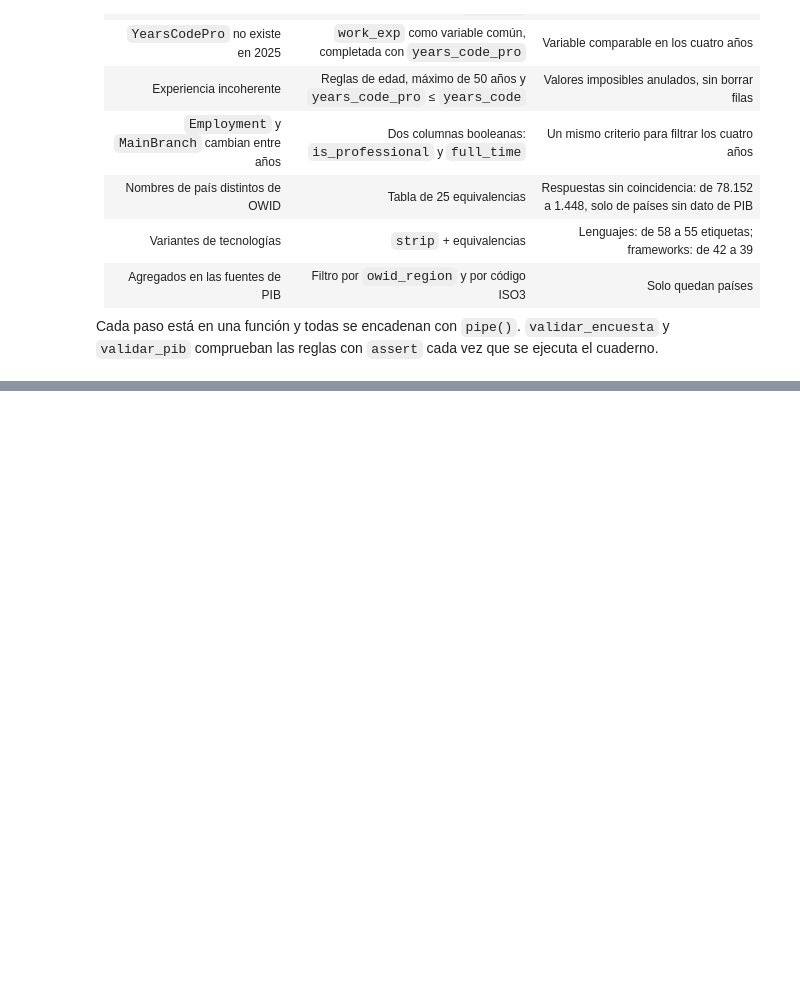
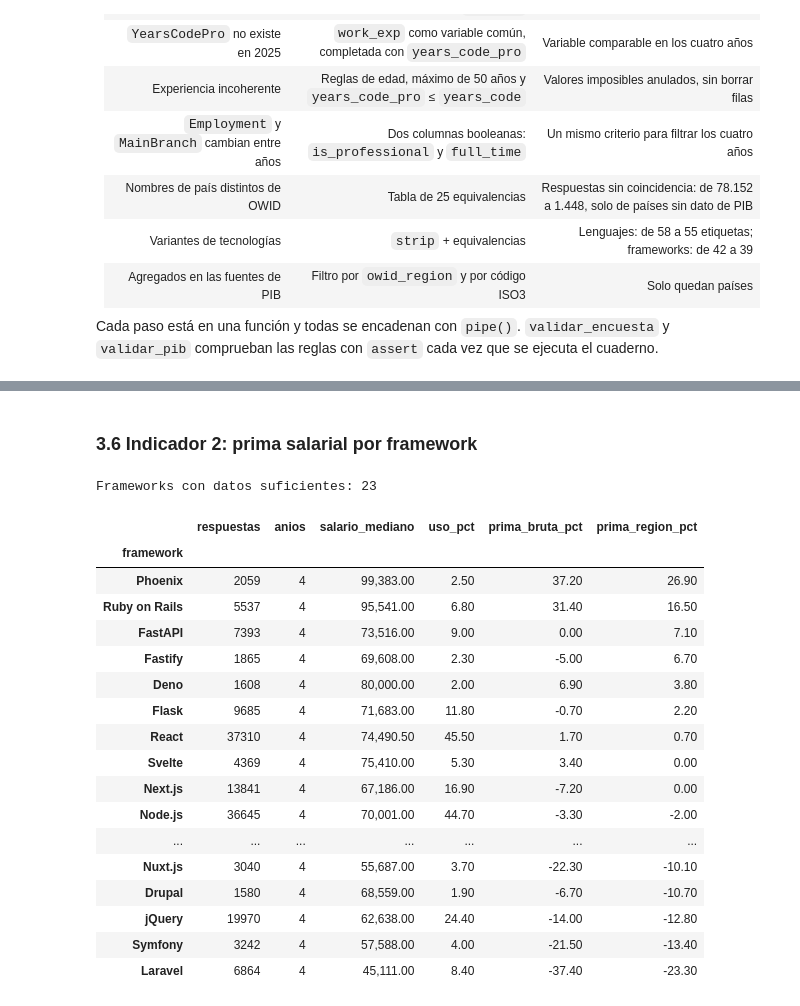
Before and after one commit to Pafuna08/salarios-tecnologias-desarrolladores, a Jupyter notebook: notebooks/data_preparation.ipynb, the cells around one changed output, grey strips where cells are left out. Cells and saved outputs as stored; diff of their text form; code cells hidden in the pictures; blank space fills up the shorter version.

```diff
--- a/notebooks/data_preparation.ipynb
+++ b/notebooks/data_preparation.ipynb
@@ -710,0 +743,5 @@ Cada paso está en una función y todas se encadenan con `pipe()`. `validar_encu
+# %%
+poblacion = (encuestas[es_profesional & tiempo_completo & salario_plausible]
+             .drop(columns=['is_professional', 'full_time'])
+             .reset_index(drop=True))
+print(poblacion.shape)
@@ -710,0 +809,10 @@ Cada paso está en una función y todas se encadenan con `pipe()`. `validar_encu
+# %%
+def relativo(df, grupo):
+    """Salario dividido entre la mediana de su grupo."""
+    return df['salary_usd'] / df.groupby(grupo, observed=True)['salary_usd'].transform('median')
+
+
+poblacion['salary_rel_year'] = relativo(poblacion, 'year')
+poblacion['salary_rel_region'] = relativo(poblacion, ['year', 'region'])
+poblacion['salary_rel_group'] = relativo(poblacion, ['year', 'region', 'exp_level'])
+poblacion[['year', 'country', 'region', 'exp_level', 'salary_usd', 'salary_rel_year', 'salary_rel_region']].head()
@@ -710,0 +856,25 @@ Cada paso está en una función y todas se encadenan con `pipe()`. `validar_encu
+# %%
+MIN_RESPUESTAS = 300
+
+
+def resumen_tecnologia(largo, columna, total_personas):
+    resumen = (largo.groupby(columna)
+               .agg(respuestas=('response_id', 'size'),
+                    anios=('year', 'nunique'),
+                    salario_mediano=('salary_usd', 'median'),
+                    rel_anio=('salary_rel_year', 'median'),
+                    rel_region=('salary_rel_region', 'median')))
+    resumen['uso_pct'] = resumen['respuestas'] / total_personas * 100
+    resumen['prima_bruta_pct'] = (resumen['rel_anio'] - 1) * 100
+    resumen['prima_region_pct'] = (resumen['rel_region'] - 1) * 100
+    resumen = (resumen.drop(columns=['rel_anio', 'rel_region'])
+                      .query('respuestas >= @MIN_RESPUESTAS and anios == 4')
+                      .sort_values('prima_region_pct', ascending=False))
+    pct = ['uso_pct', 'prima_bruta_pct', 'prima_region_pct']
+    resumen[pct] = resumen[pct].round(1) + 0.0          # + 0.0 evita que se muestre "-0.0"
+    return resumen
+
+
+ind_lenguajes = resumen_tecnologia(uso_lenguajes, 'language', poblacion['languages'].notna().sum())
+print('Lenguajes con datos suficientes:', len(ind_lenguajes))
+ind_lenguajes.head(10)
@@ -710,0 +939,26 @@ Cada paso está en una función y todas se encadenan con `pipe()`. `validar_encu
+# %% [markdown]
+### 3.6 Indicador 2: prima salarial por framework
+# %%
+ind_frameworks = resumen_tecnologia(uso_frameworks, 'framework', poblacion['frameworks'].notna().sum())
+print('Frameworks con datos suficientes:', len(ind_frameworks))
+ind_frameworks
+# %% [output]
+Frameworks con datos suficientes: 23
+|  | respuestas | anios | salario_mediano | uso_pct | prima_bruta_pct | prima_region_pct |
+| framework |  |  |  |  |  |  |
+| Phoenix | 2059 | 4 | 99,383.00 | 2.50 | 37.20 | 26.90 |
+| Ruby on Rails | 5537 | 4 | 95,541.00 | 6.80 | 31.40 | 16.50 |
+| FastAPI | 7393 | 4 | 73,516.00 | 9.00 | 0.00 | 7.10 |
+| Fastify | 1865 | 4 | 69,608.00 | 2.30 | -5.00 | 6.70 |
+| Deno | 1608 | 4 | 80,000.00 | 2.00 | 6.90 | 3.80 |
+| Flask | 9685 | 4 | 71,683.00 | 11.80 | -0.70 | 2.20 |
+| React | 37310 | 4 | 74,490.50 | 45.50 | 1.70 | 0.70 |
+| Svelte | 4369 | 4 | 75,410.00 | 5.30 | 3.40 | 0.00 |
+| Next.js | 13841 | 4 | 67,186.00 | 16.90 | -7.20 | 0.00 |
+| Node.js | 36645 | 4 | 70,001.00 | 44.70 | -3.30 | -2.00 |
+| ... | ... | ... | ... | ... | ... | ... |
+| Nuxt.js | 3040 | 4 | 55,687.00 | 3.70 | -22.30 | -10.10 |
+| Drupal | 1580 | 4 | 68,559.00 | 1.90 | -6.70 | -10.70 |
+| jQuery | 19970 | 4 | 62,638.00 | 24.40 | -14.00 | -12.80 |
+| Symfony | 3242 | 4 | 57,588.00 | 4.00 | -21.50 | -13.40 |
+| Laravel | 6864 | 4 | 45,111.00 | 8.40 | -37.40 | -23.30 |
```
Also changed, not shown: parts of 32 cells of this notebook.
